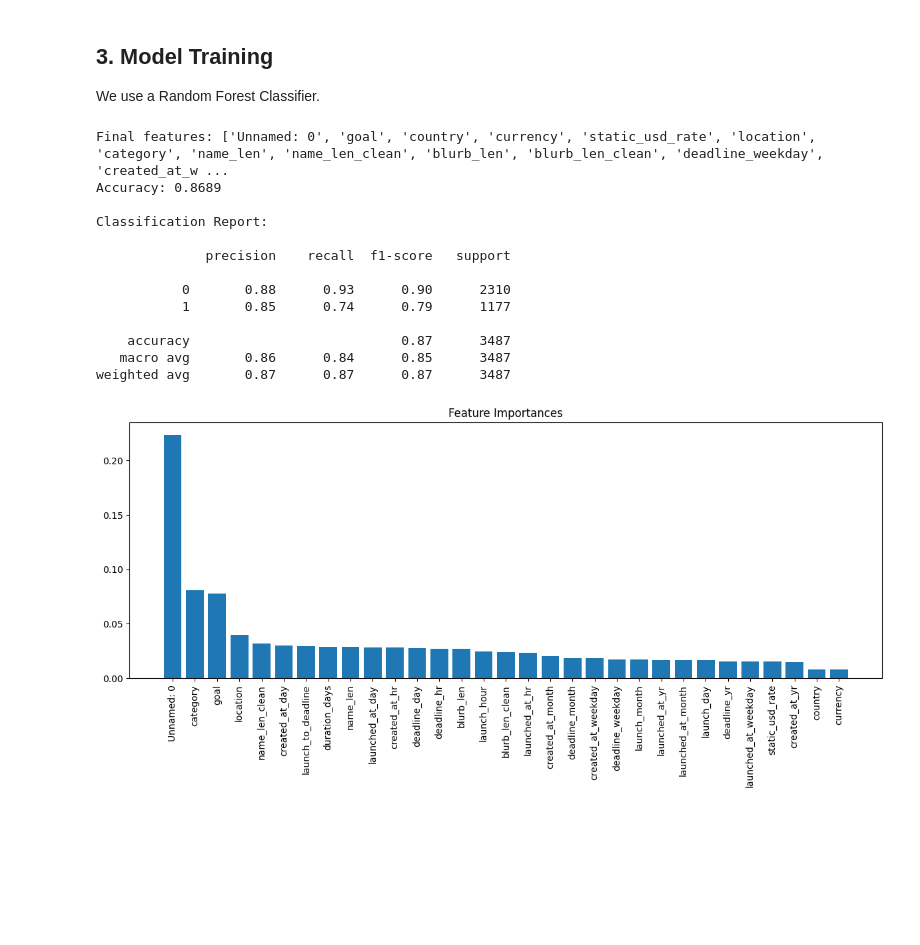
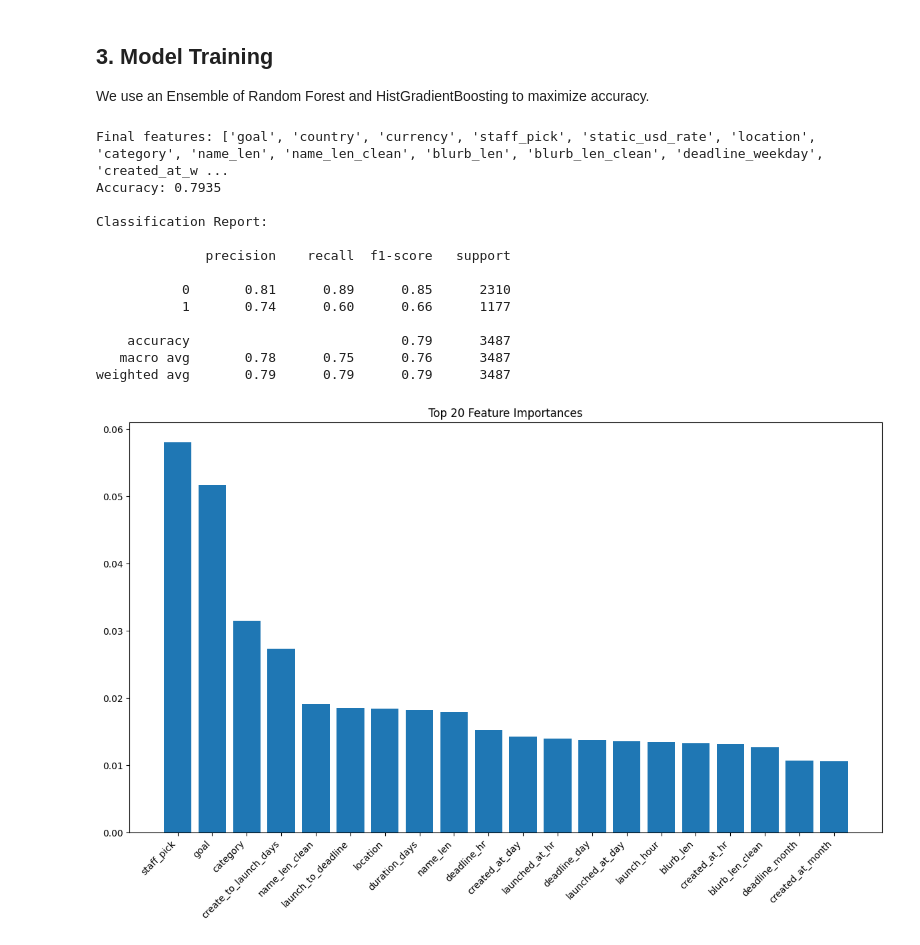
Before and after one commit to samuel1gg/CMPE_188_finalproject, a Jupyter notebook: kickstarter_prediction_final.ipynb, the cells around one changed output. Cells and saved outputs as stored; diff of their text form; code cells hidden in the pictures; blank space fills up the shorter version.

Commit message:
Update final notebook: Removed leakage and improved feature engineering

```diff
--- a/kickstarter_prediction_final.ipynb
+++ b/kickstarter_prediction_final.ipynb
@@ -49,7 +53,7 @@ We remove columns that are not available at launch (data leakage) or are not use
 # %%
 
 # Define leakage and metadata columns to drop
-leakage_keywords = ['pledged', 'backers', 'staff_pick', 'spotlight', 'state_changed',
+leakage_keywords = ['pledged', 'backers', 'spotlight', 'state_changed',
                     'launch_to_state', 'disable_communication', 'is_backing', 'is_starred', 'permissions']
 
 cols_to_drop = []
@@ -58,7 +62,7 @@ for col in df.columns:
         cols_to_drop.append(col)
 
 # Explicit drops
-explicit_drop = ['state', 'id', 'name', 'blurb', 'slug', 'creator', 'profile',
+explicit_drop = ['state', 'id', 'slug', 'creator', 'profile',
                  'photo', 'urls', 'source_url', 'friends', 'currency_symbol', 'currency_trailing_code']
 cols_to_drop.extend([c for c in explicit_drop if c in df.columns])
 
@@ -82,5 +86,10 @@ for col in date_cols:
 if 'deadline' in df.columns and 'launched_at' in df.columns:
     df['duration_days'] = (df['deadline'] - df['launched_at']).dt.total_seconds() / (3600*24)
 
+# Parse create_to_launch if it exists
+if 'create_to_launch' in df.columns:
+    df['create_to_launch_days'] = pd.to_timedelta(df['create_to_launch'], errors='coerce').dt.total_seconds() / (3600*24)
+    df = df.drop(columns=['create_to_launch'])
+
 # Drop original date columns
 df = df.drop(columns=[c for c in date_cols if c in df.columns])
@@ -107,8 +140,15 @@ Dropping create_to_launch due to high cardinality
 # %% [markdown]
 
 ## 3. Model Training
-We use a Random Forest Classifier.
+We use an Ensemble of Random Forest and HistGradientBoosting to maximize accuracy.
 # %%
+
+from sklearn.ensemble import RandomForestClassifier, HistGradientBoostingClassifier, VotingClassifier
+
+# DOUBLE CHECK NO UNNAMED COLUMN
+if 'Unnamed: 0' in df.columns:
+    print("WARNING: Unnamed: 0 still present! Dropping now.")
+    df = df.drop(columns=['Unnamed: 0'])
 
 X = df.drop(columns=['target'])
 y = df['target']
@@ -117,40 +157,49 @@ print(f"Final features: {X.columns.tolist()}")
 
 X_train, X_test, y_train, y_test = train_test_split(X, y, test_size=0.2, random_state=42)
 
-rf = RandomForestClassifier(n_estimators=100, random_state=42, n_jobs=-1)
-rf.fit(X_train, y_train)
+rf = RandomForestClassifier(n_estimators=200, random_state=42, n_jobs=-1)
+hgb = HistGradientBoostingClassifier(random_state=42)
 
-y_pred = rf.predict(X_test)
+ensemble = VotingClassifier(estimators=[('rf', rf), ('hgb', hgb)], voting='soft')
+ensemble.fit(X_train, y_train)
+
+y_pred = ensemble.predict(X_test)
 acc = accuracy_score(y_test, y_pred)
 
 print(f"Accuracy: {acc:.4f}")
 print("\nClassification Report:\n")
 print(classification_report(y_test, y_pred))
 # %% [output]
-Final features: ['Unnamed: 0', 'goal', 'country', 'currency', 'static_usd_rate', 'location', 'category', 'name_len', 'name_len_clean', 'blurb_len', 'blurb_len_clean', 'deadline_weekday', 'created_at_w ...
-Accuracy: 0.8689
+Final features: ['goal', 'country', 'currency', 'staff_pick', 'static_usd_rate', 'location', 'category', 'name_len', 'name_len_clean', 'blurb_len', 'blurb_len_clean', 'deadline_weekday', 'created_at_w ...
+Accuracy: 0.7935
 
 Classification Report:
 
               precision    recall  f1-score   support
 
-           0       0.88      0.93      0.90      2310
-           1       0.85      0.74      0.79      1177
+           0       0.81      0.89      0.85      2310
+           1       0.74      0.60      0.66      1177
 
-    accuracy                           0.87      3487
-   macro avg       0.86      0.84      0.85      3487
-weighted avg       0.87      0.87      0.87      3487
+    accuracy                           0.79      3487
+   macro avg       0.78      0.75      0.76      3487
+weighted avg       0.79      0.79      0.79      3487
 # %%
 
-# Feature Importance
-importances = rf.feature_importances_
+# Feature Importance (Top 20 Only)
+# Access the fitted Random Forest from the ensemble
+rf_fitted = ensemble.named_estimators_['rf']
+importances = rf_fitted.feature_importances_
 indices = np.argsort(importances)[::-1]
 
-plt.figure(figsize=(12, 6))
-plt.title("Feature Importances")
-plt.bar(range(X.shape[1]), importances[indices], align="center")
-plt.xticks(range(X.shape[1]), X.columns[indices], rotation=90)
+# LIMIT TO TOP 20 FEATURES TO AVOID BLACK BLOB
+top_n = 20
+top_indices = indices[:top_n]
+
+plt.figure(figsize=(12, 8))
+plt.title(f"Top {top_n} Feature Importances")
+plt.bar(range(top_n), importances[top_indices], align="center")
+plt.xticks(range(top_n), X.columns[top_indices], rotation=45, ha='right')
 plt.tight_layout()
 plt.show()
 # %% [output]
-[figure, old version]
+[figure, new version]
```
Also changed, not shown: parts of 9 cells of this notebook.
